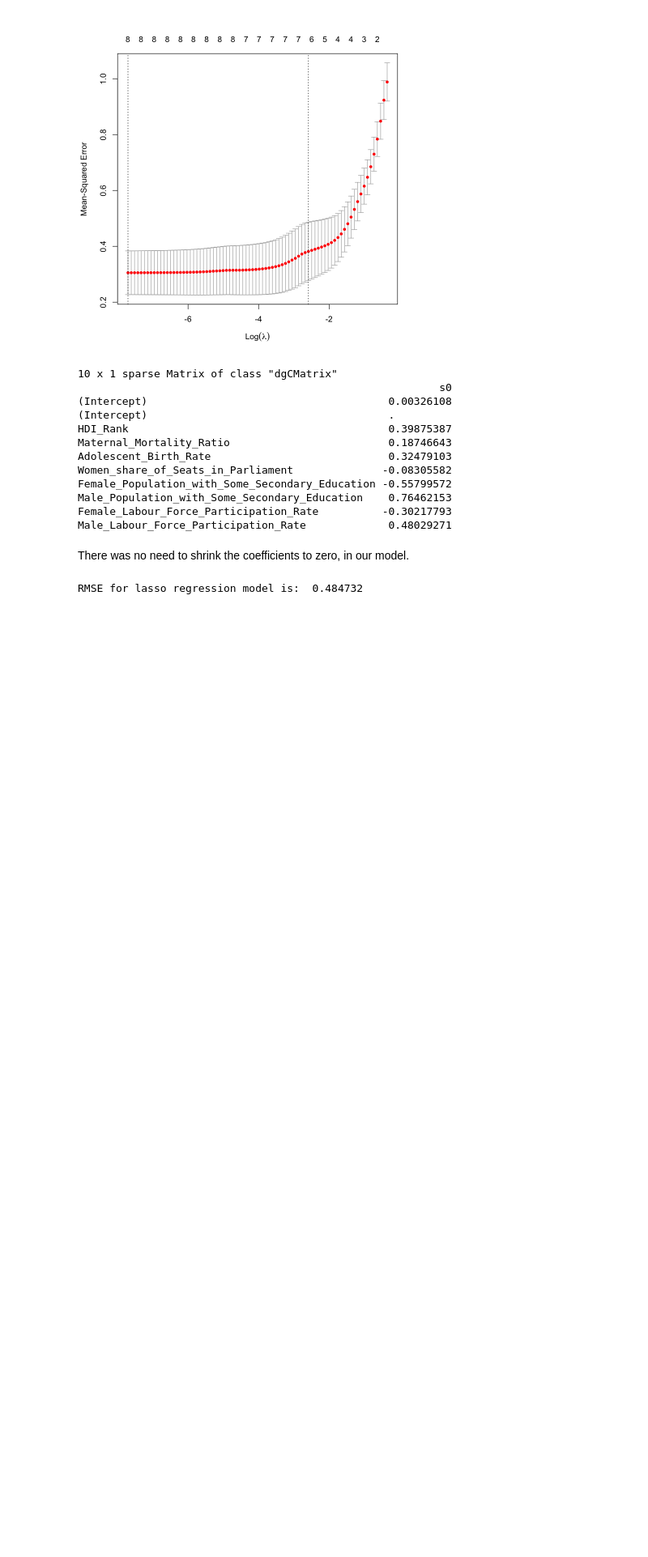
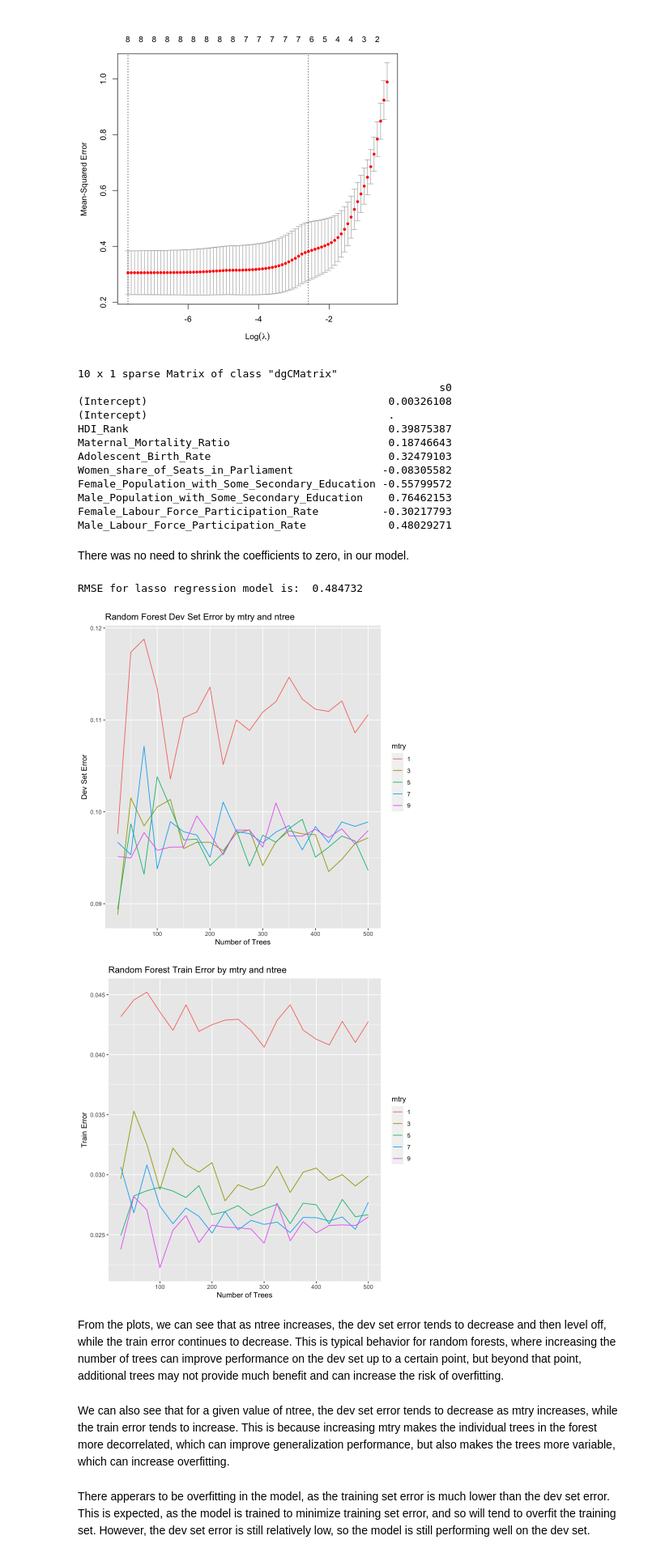
Before and after one commit to I-dontlikeit/512-project-group-10, a Jupyter notebook: code/models.ipynb, the cells around one changed output. Shown: that part at 81% size. Saved outputs shown, nothing was run; the diff lists cells and outputs as text; code cells hidden in the pictures; blank space fills up the shorter version.

Commit message:
Random Forest

```diff
--- a/code/models.ipynb
+++ b/code/models.ipynb
@@ -356,3 +352,77 @@ lasso_rmse = sqrt(mean((train$Gender_Inequality_Index_Value - lasso_pred)^2))
 cat("RMSE for lasso regression model is: ", lasso_rmse)
 # %% [output]
 RMSE for lasso regression model is:  0.484732
+# %%
+#Random Forest
+
+df = data
+# %%
+# Split the dataset into train, dev, and test sets with a 70/15/15 ratio
+set.seed(42)
+train_index <- sample(nrow(df), round(0.7*nrow(df)), replace=FALSE)
+dev_test <- setdiff(1:nrow(df), train_index)
+dev_index <- sample(dev_test, round(0.5*length(dev_test)), replace=FALSE)
+test_index <- setdiff(dev_test, dev_index)
+X_train <- df[train_index, -which(names(df)=="Gender_Inequality_Index_Value")]
+y_train <- df[train_index, "Gender_Inequality_Index_Value"]
+X_dev <- df[dev_index, -which(names(df)=="Gender_Inequality_Index_Value")]
+y_dev <- df[dev_index, "Gender_Inequality_Index_Value"]
+X_test <- df[test_index, -which(names(df)=="Gender_Inequality_Index_Value")]
+y_test <- df[test_index, "Gender_Inequality_Index_Value"]
+# %%
+# Define a range of values for mtry and ntree
+mtry_vals <- seq(1, ncol(X_train), by=2)
+ntree_vals <- seq(25, 500, by=25)
+
+# Initialize data frames to store results
+dev_results <- data.frame(mtry=numeric(), ntree=numeric(), error=numeric())
+train_results <- data.frame(mtry=numeric(), ntree=numeric(), error=numeric())
+
+# Loop over mtry and ntree values and train random forest models
+for (mtry_val in mtry_vals) {
+  for (ntree_val in ntree_vals) {
+    # Train random forest
+    rf <- randomForest(x=X_train, y=y_train, mtry=mtry_val, ntree=ntree_val, importance=TRUE)
+    # Predict on dev set
+    y_pred_dev <- predict(rf, newdata=X_dev)
+    # Calculate RMSE on dev set
+    rmse_dev <- sqrt(mean((y_dev-y_pred_dev)^2))
+    # Store results
+    dev_results <- rbind(dev_results, data.frame(mtry=mtry_val, ntree=ntree_val, error=rmse_dev))
+    # Predict on train set
+    y_pred_train <- predict(rf, newdata=X_train)
+    # Calculate RMSE on train set
+    rmse_train <- sqrt(mean((y_train-y_pred_train)^2))
+    # Store results
+    train_results <- rbind(train_results, data.frame(mtry=mtry_val, ntree=ntree_val, error=rmse_train))
+  }
+}
+
+# melt data frames for plotting
+dev_results_melt <- reshape2::melt(dev_results, id.vars = c("mtry", "ntree"), variable.name = "set", value.name = "error")
+train_results_melt <- reshape2::melt(train_results, id.vars = c("mtry", "ntree"), variable.name = "set", value.name = "error")
+
+# plot dev set error
+ggplot(dev_results_melt, aes(x=ntree, y=error, color=factor(mtry))) +
+  geom_line() +
+  scale_color_discrete(name = "mtry") +
+  xlab("Number of Trees") +
+  ylab("Dev Set Error") +
+  ggtitle("Random Forest Dev Set Error by mtry and ntree")
+
+# plot train error
+ggplot(train_results_melt, aes(x=ntree, y=error, color=factor(mtry))) +
+  geom_line() +
+  scale_color_discrete(name = "mtry") +
+  xlab("Number of Trees") +
+  ylab("Train Error") +
+  ggtitle("Random Forest Train Error by mtry and ntree")
+# %% [output]
+[figure, added]
+[figure, added]
+# %% [markdown]
+From the plots, we can see that as ntree increases, the dev set error tends to decrease and then level off, while the train error continues to decrease. This is typical behavior for random forests, where increasing the number of trees can improve performance on the dev set up to a certain point, but beyond that point, additional trees may not provide much benefit and can increase the risk of overfitting.
+# %% [markdown]
+We can also see that for a given value of ntree, the dev set error tends to decrease as mtry increases, while the train error tends to increase. This is because increasing mtry makes the individual trees in the forest more decorrelated, which can improve generalization performance, but also makes the trees more variable, which can increase overfitting.
+# %% [markdown]
+There apperars to be overfitting in the model, as the training set error is much lower than the dev set error. This is expected, as the model is trained to minimize training set error, and so will tend to overfit the training set. However, the dev set error is still relatively low, so the model is still performing well on the dev set.
```
Also changed, not shown: parts of 24 cells of this notebook.
